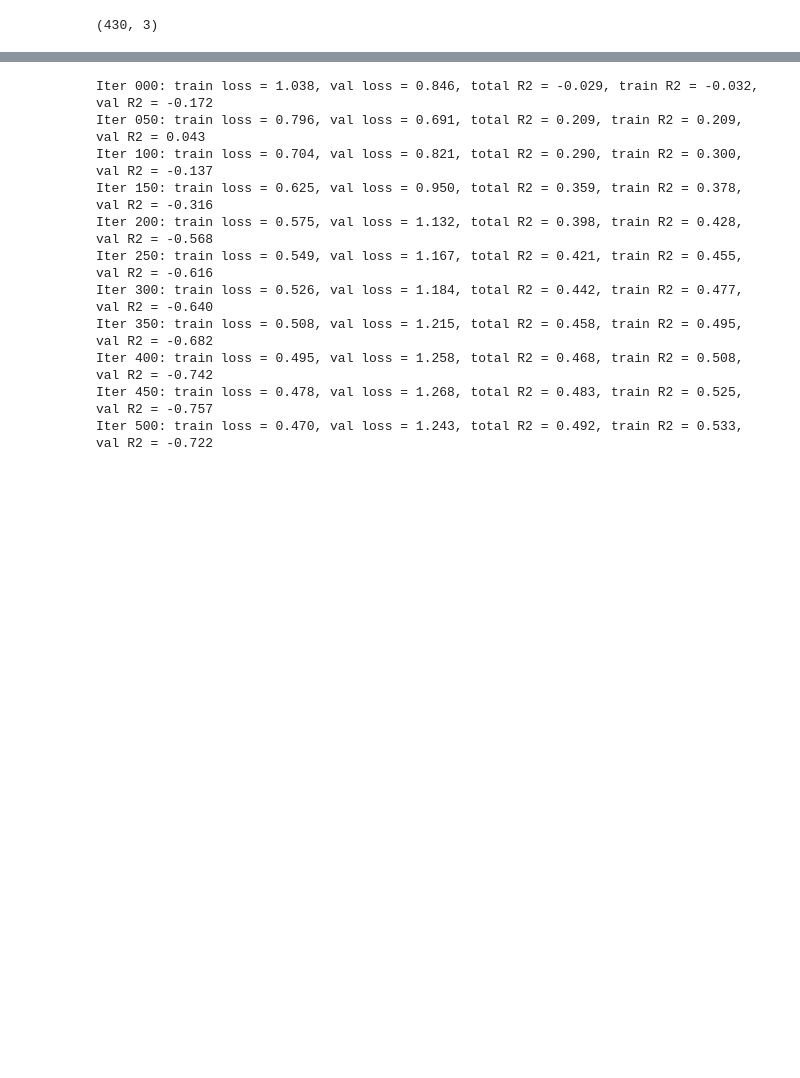
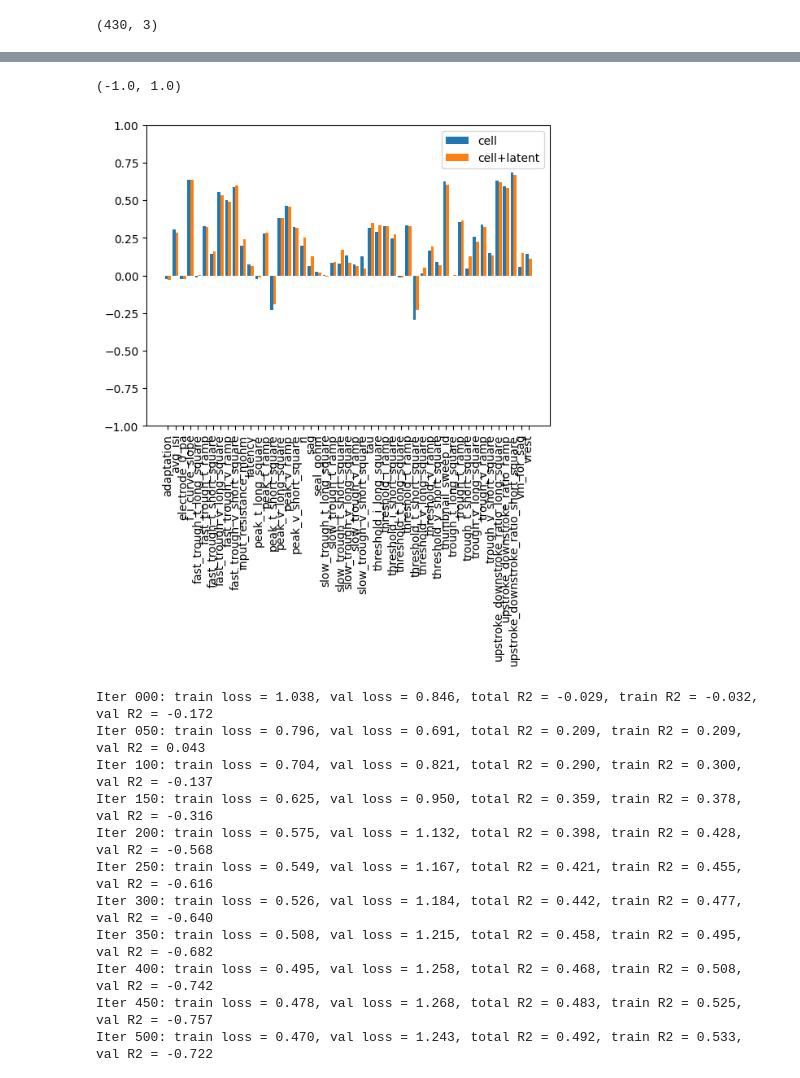
Before and after one commit to felixp8/bmed7610-final-project, a Jupyter notebook: analysis/ecephys_prediction.ipynb, the cells around one changed output, grey strips where cells are left out. Saved outputs shown, nothing was run; the diff lists cells and outputs as text; code cells hidden in the pictures; blank space fills up the shorter version.

```diff
--- a/analysis/ecephys_prediction.ipynb
+++ b/analysis/ecephys_prediction.ipynb
@@ -445,3 +351,13 @@ plt.ylim(-1, 1)
+# %%
+xlabels = list(ecscore_dict.keys())
+plt.bar(np.arange(len(xlabels)) - 0.2, list(ecscore_dict.values()), 0.4, label='cell') #, yerr=list(ecscore_std_dict.values()))
+plt.bar(np.arange(len(xlabels)) + 0.2, list(eclscore_dict.values()), 0.4, label='cell+latent') #,  yerr=list(escore_std_dict.values()))
+plt.xticks(ticks=np.arange(len(xlabels)), labels=xlabels, rotation=90)
+plt.legend()
+plt.ylim(-1, 1)
+# %% [output]
+(-1.0, 1.0)
+[figure, added]
 # %%
 # import torch
 # import torch.nn as nn
```
Also changed, not shown: parts of 24 cells of this notebook, 54 other files.
